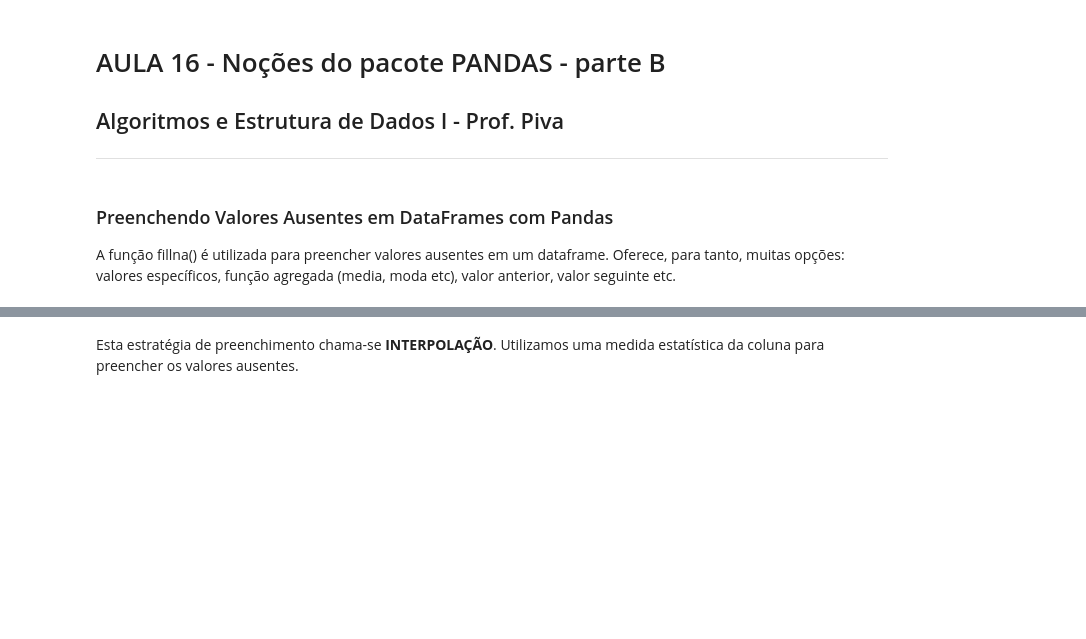
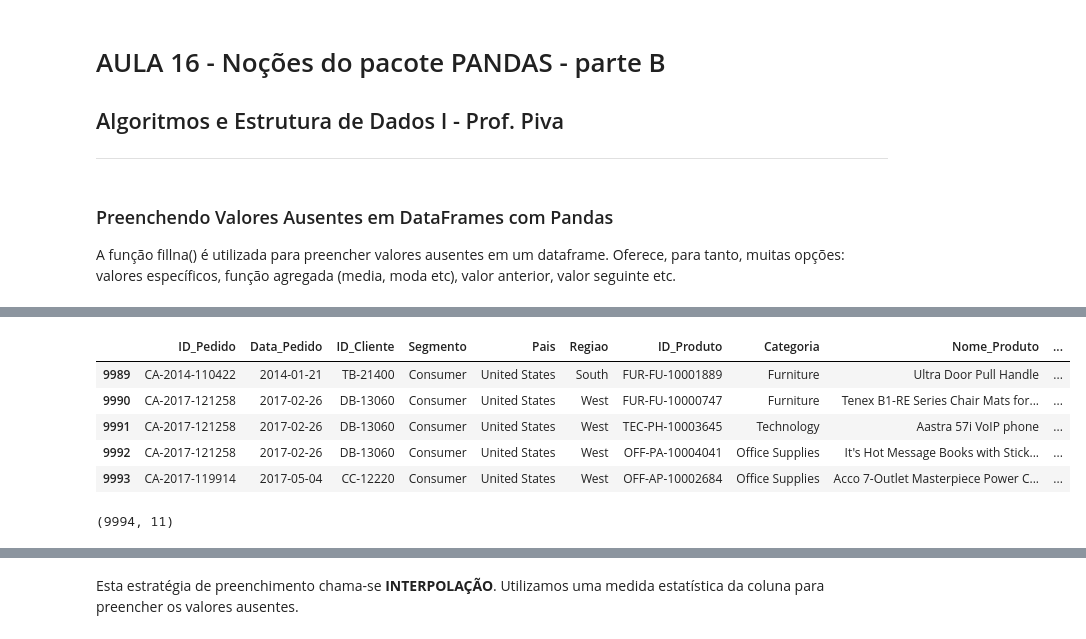
Before and after one commit to kathienogueira/AED1, a Jupyter notebook: aula16/aula16b.ipynb, the cells around one changed output, grey strips where cells are left out. Saved outputs shown, nothing was run; the diff lists cells and outputs as text; code cells hidden in the pictures; blank space fills up the shorter version.

```diff
--- a/aula16/aula16b.ipynb
+++ b/aula16/aula16b.ipynb
@@ -19,3 +28,16 @@ df.head(5)
+# %%
+df.tail()
+# %% [output]
+|  | ID_Pedido | Data_Pedido | ID_Cliente | Segmento | Pais | Regiao | ID_Produto | Categoria | Nome_Produto | ... |
+| 9989 | CA-2014-110422 | 2014-01-21 | TB-21400 | Consumer | United States | South | FUR-FU-10001889 | Furniture | Ultra Door Pull Handle | ... |
+| 9990 | CA-2017-121258 | 2017-02-26 | DB-13060 | Consumer | United States | West | FUR-FU-10000747 | Furniture | Tenex B1-RE Series Chair Mats for... | ... |
+| 9991 | CA-2017-121258 | 2017-02-26 | DB-13060 | Consumer | United States | West | TEC-PH-10003645 | Technology | Aastra 57i VoIP phone | ... |
+| 9992 | CA-2017-121258 | 2017-02-26 | DB-13060 | Consumer | United States | West | OFF-PA-10004041 | Office Supplies | It's Hot Message Books with Stick... | ... |
+| 9993 | CA-2017-119914 | 2017-05-04 | CC-12220 | Consumer | United States | West | OFF-AP-10002684 | Office Supplies | Acco 7-Outlet Masterpiece Power C... | ... |
+# %%
+df.shape
+# %% [output]
+(9994, 11)
 # %%
 # Verificando a quantidade de valores ausentes no dataFrame
 df.isna().sum()
```
Also changed, not shown: parts of 23 cells of this notebook, 2 other files.
